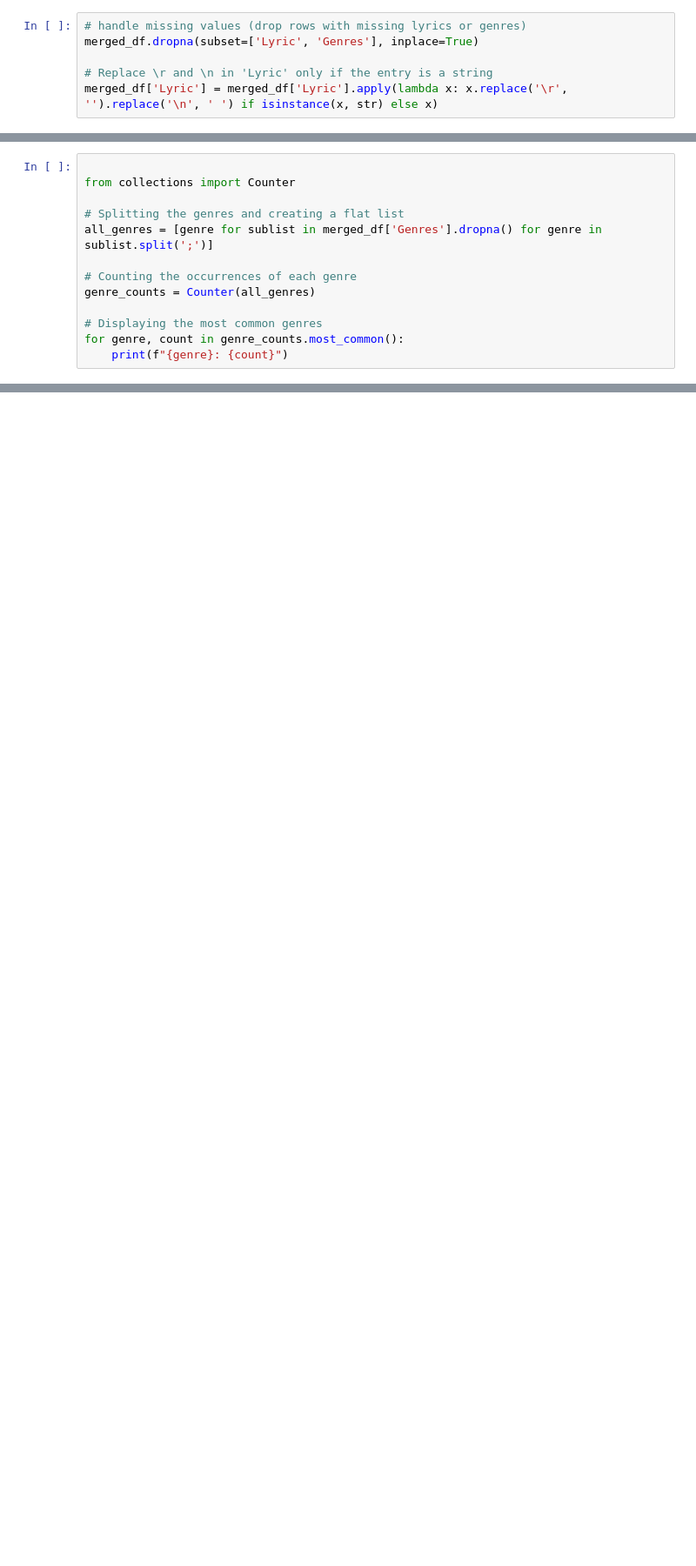
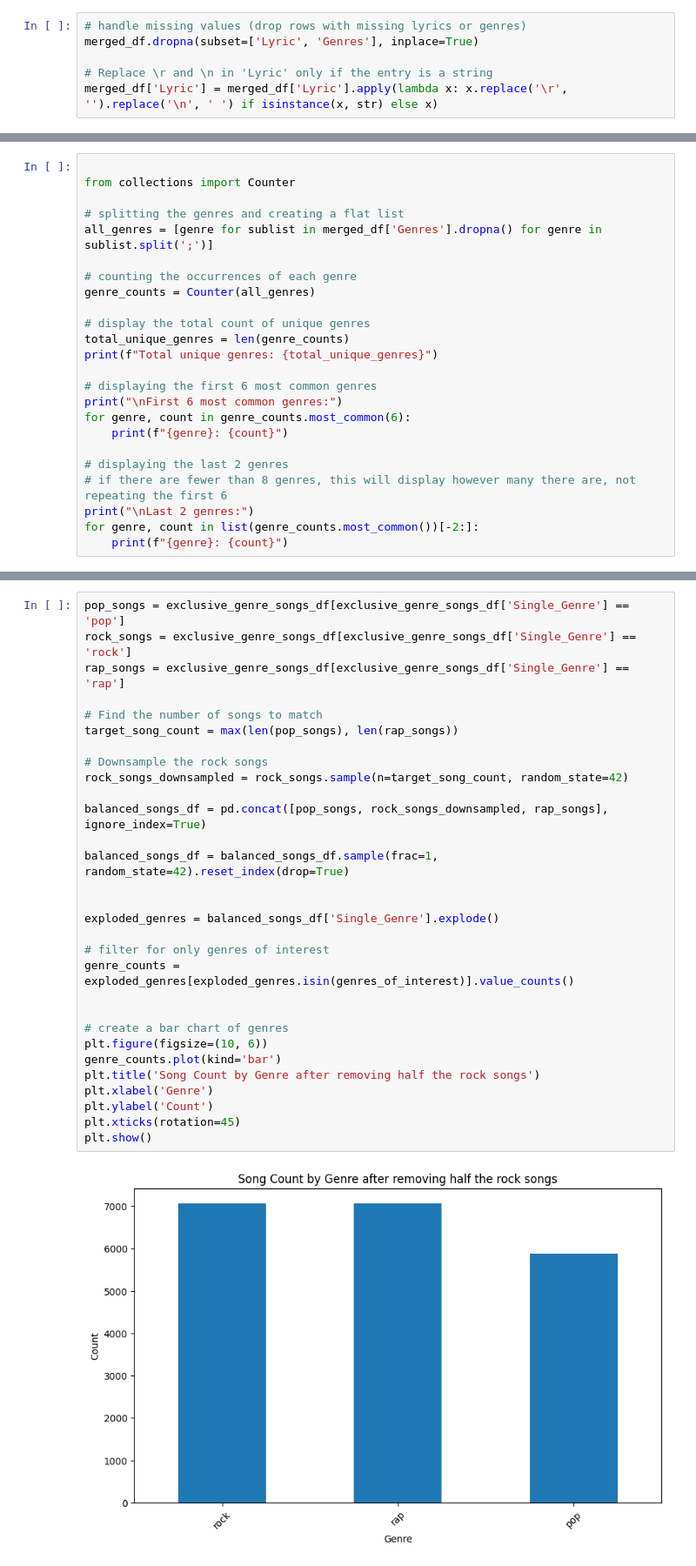
Before and after one commit to violeta-kastreva/predicting-music-genres, a Jupyter notebook: predicting-music-genres.ipynb, the cells around one changed output, grey strips where cells are left out. Shown: that part at 87% size. Drawn from its saved outputs; the diff is of its cells as text; blank space fills up the shorter version.

```diff
--- a/predicting-music-genres.ipynb
+++ b/predicting-music-genres.ipynb
@@ -67,13 +74,24 @@ print(merged_df.head())
 
 from collections import Counter
 
-# Splitting the genres and creating a flat list
+# splitting the genres and creating a flat list
 all_genres = [genre for sublist in merged_df['Genres'].dropna() for genre in sublist.split(';')]
 
-# Counting the occurrences of each genre
+# counting the occurrences of each genre
 genre_counts = Counter(all_genres)
 
-# Displaying the most common genres
-for genre, count in genre_counts.most_common():
+# display the total count of unique genres
+total_unique_genres = len(genre_counts)
+print(f"Total unique genres: {total_unique_genres}")
+
+# displaying the first 6 most common genres
+print("\nFirst 6 most common genres:")
+for genre, count in genre_counts.most_common(6):
     print(f"{genre}: {count}")
+
+# displaying the last 2 genres
+# if there are fewer than 8 genres, this will display however many there are, not repeating the first 6
+print("\nLast 2 genres:")
+for genre, count in list(genre_counts.most_common())[-2:]:
+    print(f"{genre}: {count}")
 # %% [output]
@@ -96,0 +199,32 @@ Regional: 1
+# %%
+pop_songs = exclusive_genre_songs_df[exclusive_genre_songs_df['Single_Genre'] == 'pop']
+rock_songs = exclusive_genre_songs_df[exclusive_genre_songs_df['Single_Genre'] == 'rock']
+rap_songs = exclusive_genre_songs_df[exclusive_genre_songs_df['Single_Genre'] == 'rap']
+
+# Find the number of songs to match
+target_song_count = max(len(pop_songs), len(rap_songs))
+
+# Downsample the rock songs
+rock_songs_downsampled = rock_songs.sample(n=target_song_count, random_state=42)
+
+balanced_songs_df = pd.concat([pop_songs, rock_songs_downsampled, rap_songs], ignore_index=True)
+
+balanced_songs_df = balanced_songs_df.sample(frac=1, random_state=42).reset_index(drop=True)
+
+
+exploded_genres = balanced_songs_df['Single_Genre'].explode()
+
+# filter for only genres of interest
+genre_counts = exploded_genres[exploded_genres.isin(genres_of_interest)].value_counts()
+
+
+# create a bar chart of genres
+plt.figure(figsize=(10, 6))
+genre_counts.plot(kind='bar')
+plt.title('Song Count by Genre after removing half the rock songs')
+plt.xlabel('Genre')
+plt.ylabel('Count')
+plt.xticks(rotation=45)
+plt.show()
+# %% [output]
+[figure, added]
```
Also changed, not shown: parts of 22 cells of this notebook, 4 other files.
